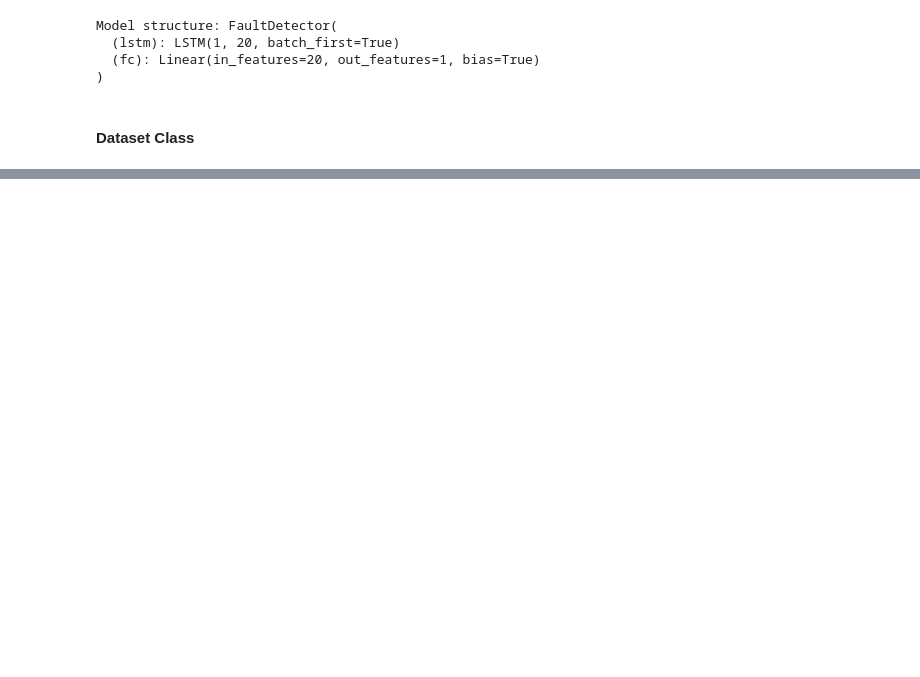
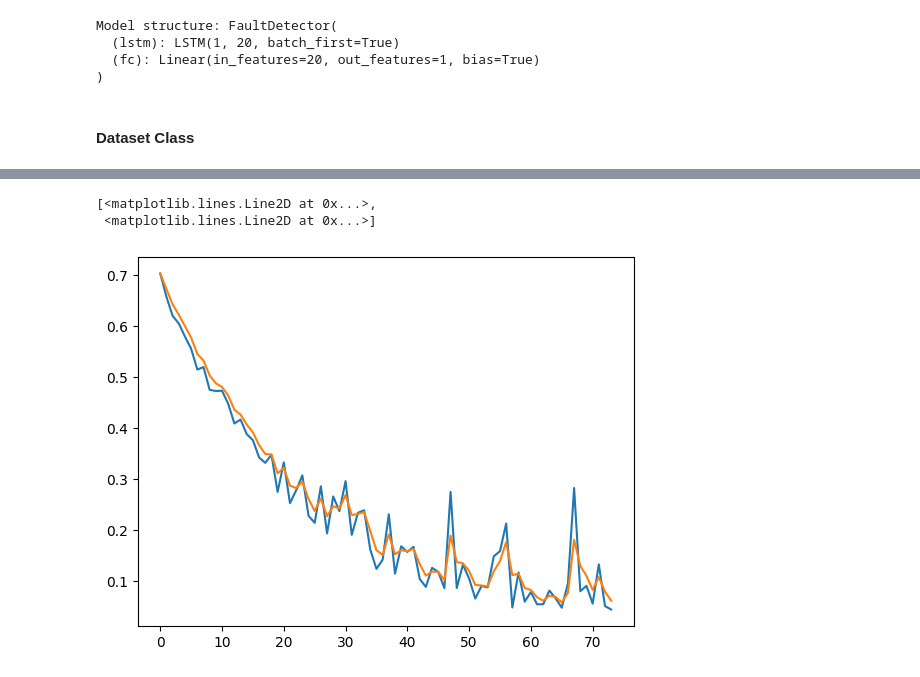
Before and after one commit to alvarohc777/pyTorch, a Jupyter notebook: Formulacion_1.ipynb, the cells around one changed output, grey strips where cells are left out. Cells and saved outputs as stored; diff of their text form; code cells hidden in the pictures; blank space fills up the shorter version.

```diff
--- a/Formulacion_1.ipynb
+++ b/Formulacion_1.ipynb
@@ -408,0 +506,31 @@ tensor([[1., 1., 0., 1., 0., 0., 0., 0., 0.]], grad_fn=<ReshapeAliasBackward0>)
+# %%
+# Load Dataset
+signal_name_R2 = "I: X0004A-R2A"
+dataset_R2 = Form1Dataset(
+    dataset_dir_R2, max_window_idx=max_window_idx, signal_name=signal_name_R2
+)
+train_dataset, test_dataset, dev_dataset = random_split(dataset_R2, [0.9, 0.09, 0.01])
+train_dataloader = DataLoader(train_dataset, batch_size=train_batch_size, shuffle=True)
+test_dataloader = DataLoader(test_dataset, batch_size=test_batch_size, shuffle=True)
+# EL test set realmente es un dev set
+# Como regla general, si es utilizado dentro del loop es un dev set.
+dev_dataloader = DataLoader(dev_dataset, batch_size=dev_batch_size, shuffle=True)
+epochs = 1
+
+# Create Model
+
+model_R2 = FaultDetector(n_signals, hidden_dim, tagset_size).to(device)
+loss_fn = nn.BCELoss()
+optimizer = torch.optim.Adam(model_R2.parameters(), lr=1e-2)
+# Learning rate decay
+decayRate = 0.96
+my_lr_scheduler = torch.optim.lr_scheduler.ExponentialLR(optimizer=optimizer, gamma=decayRate)
+
+print(f"Model structure: {model_R2}\n")
+
+
+for epoch in range(epochs):
+
+    print(f"Epoch {epoch+1}\n--------------------------------")
+    train_loss = train(train_dataloader, model_R2, loss_fn, optimizer, return_loss=True)
+    test(test_dataloader, model_R2, loss_fn)
@@ -408,0 +555,8 @@ tensor([[1., 1., 0., 1., 0., 0., 0., 0., 0.]], grad_fn=<ReshapeAliasBackward0>)
+# %%
+mini_batch_list = [index for index, _ in enumerate(train_loss)]
+train_loss_ewm = pd.DataFrame(train_loss).ewm(com=0.98).mean()
+plt.plot(mini_batch_list, train_loss, mini_batch_list, train_loss_ewm)
+# %% [output]
+[<matplotlib.lines.Line2D at 0x...>,
+ <matplotlib.lines.Line2D at 0x...>]
+[figure, added]
```
Also changed, not shown: parts of 23 cells of this notebook, 3 other files.
